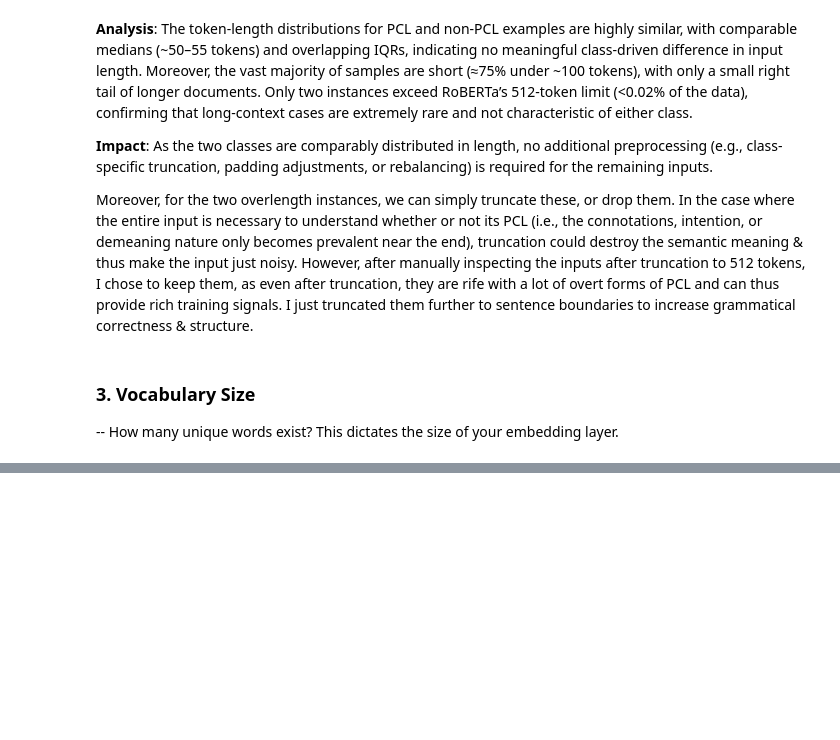
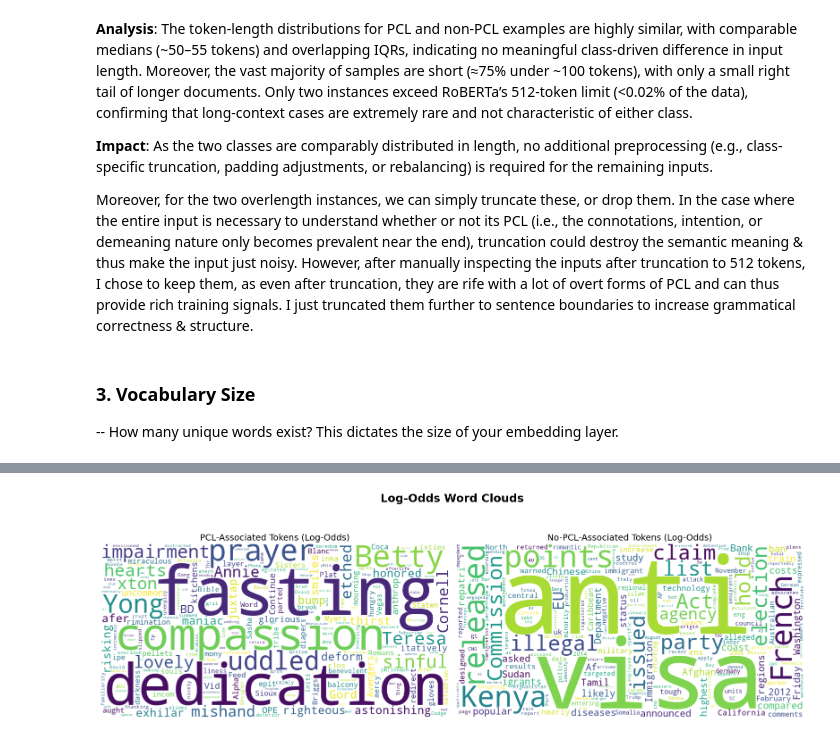
Before and after one commit to AngadK89/60035_nlp_cw, a Jupyter notebook: eda.ipynb, the cells around one changed output, grey strips where cells are left out. Cells and saved outputs as stored; diff of their text form; code cells hidden in the pictures; blank space fills up the shorter version.

```diff
--- a/eda.ipynb
+++ b/eda.ipynb
@@ -451,0 +500,41 @@ Hapax tokens (appear once): 8401 (30.89%)
+# %%
+total_pcl = sum(pcl_token_distr.values())
+total_no_pcl = sum(no_pcl_token_distr.values())
+all_words = set(pcl_token_distr) | set(no_pcl_token_distr)
+
+
+# Normalize counts to frequency (prob of token given class)
+pcl_token_normal = {w: c / total_pcl for w, c in pcl_token_distr.items()}
+no_pcl_token_normal = {w: c / total_no_pcl for w, c in no_pcl_token_distr.items()}
+
+import numpy as np
+import matplotlib.pyplot as plt
+from wordcloud import WordCloud
+
+# --- Log-odds word clouds ---
+log_odds = {}
+for w in all_words:
+    p_pcl = (pcl_token_distr[w] + 1) / (total_pcl + len(all_words))
+    p_no_pcl = (no_pcl_token_distr[w] + 1) / (total_no_pcl + len(all_words))
+    log_odds[w] = np.log(p_pcl / p_no_pcl)
+
+pcl_log_odds = {w: v for w, v in log_odds.items() if v > 0}
+no_pcl_log_odds = {w: abs(v) for w, v in log_odds.items() if v < 0}
+
+fig, axes = plt.subplots(1, 2, figsize=(16, 6))
+for ax, freqs, title in zip(
+    axes,
+    [pcl_log_odds, no_pcl_log_odds],
+    ["PCL-Associated Tokens (Log-Odds)", "No-PCL-Associated Tokens (Log-Odds)"],
+):
+    wc = WordCloud(width=800, height=400, background_color="white")
+    wc.generate_from_frequencies(freqs)
+    ax.imshow(wc, interpolation="bilinear")
+    ax.axis("off")
+    ax.set_title(title, fontsize=14)
+
+plt.suptitle("Log-Odds Word Clouds", fontsize=18, fontweight="bold")
+plt.tight_layout()
+plt.show()
+# %% [output]
+[figure, added]
```
Also changed, not shown: parts of 18 cells of this notebook, 3 other files.
